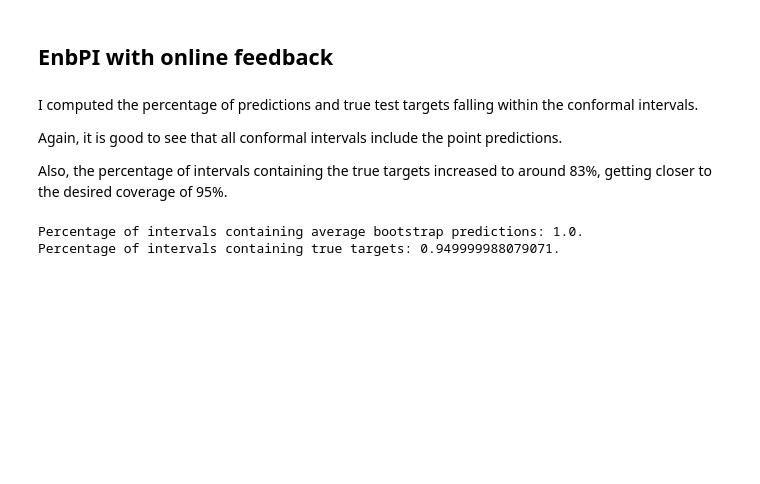
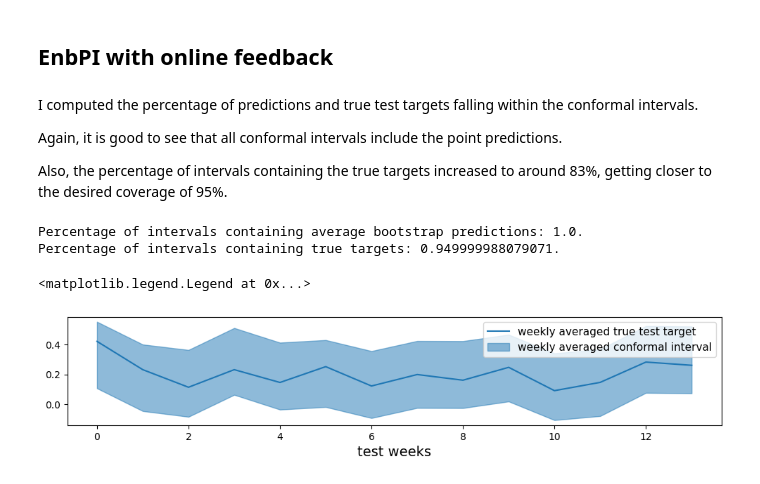
Before and after one commit to jeremysb1/enbpi_ts, a Jupyter notebook: EnbPI_timeseries.ipynb, the cells around one changed output. Cells and saved outputs as stored; diff of their text form; code cells hidden in the pictures; blank space fills up the shorter version.

Commit message:
added plot

```diff
--- a/EnbPI_timeseries.ipynb
+++ b/EnbPI_timeseries.ipynb
@@ -332,3 +332,18 @@ print(
 # %% [output]
 Percentage of intervals containing average bootstrap predictions: 1.0.
 Percentage of intervals containing true targets: 0.949999988079071.
+# %%
+plt.figure(figsize=(12, 2))
+plt.plot(weekly_avg(y_test.values), label="weekly averaged true test target")
+plt.fill_between(
+    np.arange(n_weeks),
+    *weekly_avg(conformal_intervals2).T,
+    alpha=0.5,
+    color="C0",
+    label="weekly averaged conformal interval",
+)
+plt.xlabel("test weeks", fontsize=14)
+plt.legend(fontsize=11, loc="upper right")
+# %% [output]
+<matplotlib.legend.Legend at 0x...>
+[figure, added]
```
